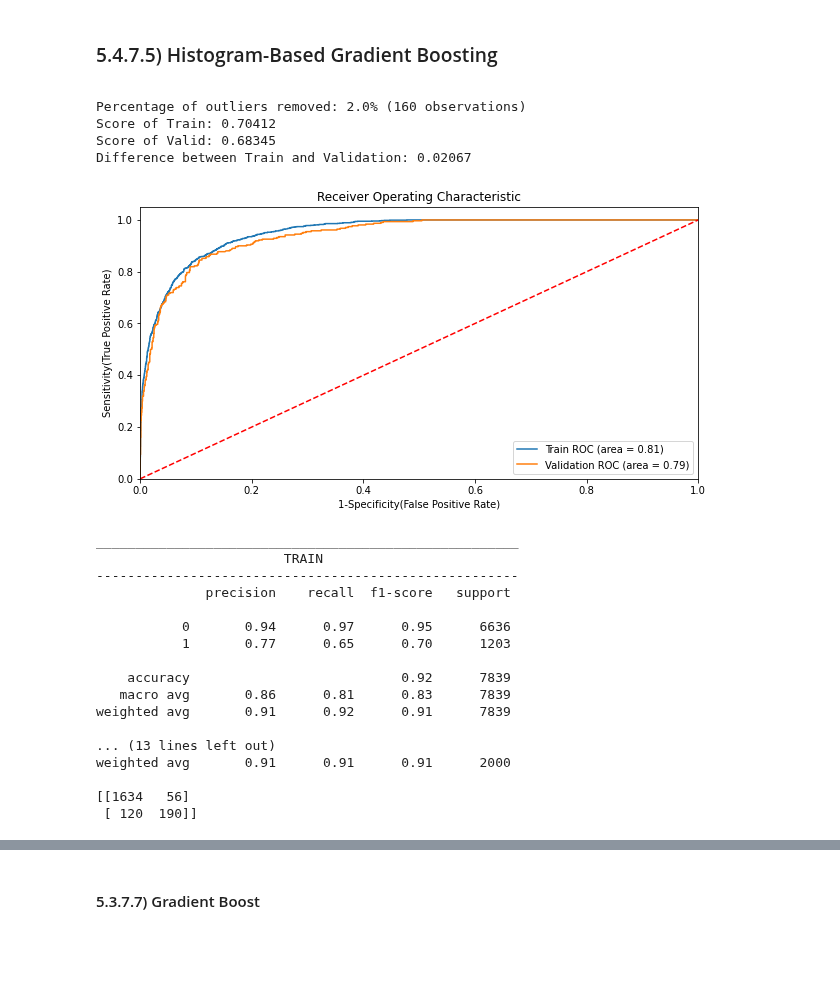
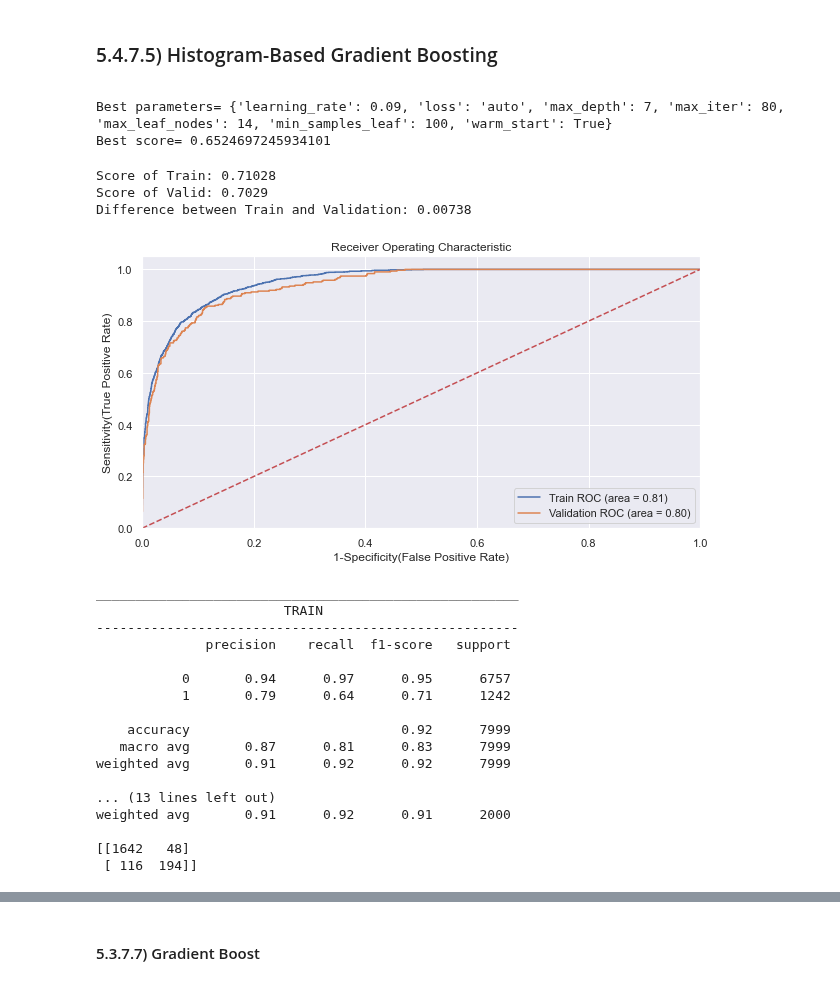
Before and after one commit to JohnnyCodess/Project-Machine-Learning, a Jupyter notebook: USAR ESTE!!!.ipynb, the cells around one changed output, grey strips where cells are left out. Cells and saved outputs as stored; diff of their text form; code cells hidden in the pictures; blank space fills up the shorter version.

```diff
--- a/USAR ESTE!!!.ipynb
+++ b/USAR ESTE!!!.ipynb
@@ -1273,4 +1375,4 @@ DecisionTree = DecisionTreeClassifier(
         )
 
 # -------------------------------------------------------------------------------------------
-check_overfitting(data, target, random_state=0, remove_outliers=False, scale_data=False, model=DecisionTree)
+# check_overfitting(data, target, random_state=0, remove_outliers=False, scale_data=False, model=DecisionTree)
@@ -1556,62 +1638,64 @@ model_hgb = HistGradientBoostingClassifier()
 
 param_hgb = {
     'loss' : ['auto'],
-    'learning_rate' : [0.07,0.08,0.1],
-    'min_samples_leaf' : [100,200,300],
-    'max_leaf_nodes': [10,12,14,16],
-    'warm_start':[True],
-    'max_iter' : [60,70,80,100],
-    'max_depth' : [5,7,9,None]
+    'learning_rate' : [0.08,0.09,0.1],
+    'min_samples_leaf' : [100,200],
+    'max_leaf_nodes': [10,12,14],
+    'warm_start': [True],
+    'max_iter' : [70,80,100],
+    'max_depth' : [5,7,9]
 }
 
-# run_grid(data, target, random_state=0, remove_outliers=False, scale_data=False, model=model_hgb, parameters=param_hgb)
+run_grid(data, target, random_state=100, remove_outliers=False, scale_data=False, model=model_hgb, parameters=param_hgb)
+# %% [output]
+Best parameters= {'learning_rate': 0.09, 'loss': 'auto', 'max_depth': 7, 'max_iter': 80, 'max_leaf_nodes': 14, 'min_samples_leaf': 100, 'warm_start': True}
+Best score= 0.6524697245934101
 # %%
 HistogramGradBoost = HistGradientBoostingClassifier(
             random_state = None,
-            learning_rate = 0.075,
+            learning_rate = 0.09,
             min_samples_leaf = 100,
             max_leaf_nodes = 10,
             warm_start = True,
             loss='auto',
             max_iter= 80,
-            max_depth=7
+            max_depth=5
         )
 
 # HistogramGradBoost = HistGradientBoostingClassifier(
 #             random_state = None,
-#             learning_rate = 0.07,
+#             learning_rate = 0.09,
 #             min_samples_leaf = 100,
-#             max_leaf_nodes = 11,
+#             max_leaf_nodes = 10,
 #             warm_start = True,
 #             loss='auto',
-#             max_iter= 100,
-#             max_depth=None
+#             max_iter= 80,
+#             max_depth=5
 #         )
 
 
-check_overfitting(data, target, random_state=100, remove_outliers=True, scale_data=False, model=HistogramGradBoost)
+check_overfitting(data, target, random_state=100, remove_outliers=False, scale_data=False, model=HistogramGradBoost)
 # %% [output]
-Percentage of outliers removed: 2.0% (160 observations)
-Score of Train: 0.70412
-Score of Valid: 0.68345
-Difference between Train and Validation: 0.02067
+Score of Train: 0.71028
+Score of Valid: 0.7029
+Difference between Train and Validation: 0.00738
-[figure, old version]
+[figure, new version]
 ______________________________________________________
                         TRAIN
 ------------------------------------------------------
               precision    recall  f1-score   support
 
-           0       0.94      0.97      0.95      6636
-           1       0.77      0.65      0.70      1203
+           0       0.94      0.97      0.95      6757
+           1       0.79      0.64      0.71      1242
 
-    accuracy                           0.92      7839
-   macro avg       0.86      0.81      0.83      7839
-weighted avg       0.91      0.92      0.91      7839
+    accuracy                           0.92      7999
+   macro avg       0.87      0.81      0.83      7999
+weighted avg       0.91      0.92      0.92      7999
 
 ... (13 lines left out)
-weighted avg       0.91      0.91      0.91      2000
+weighted avg       0.91      0.92      0.91      2000
 
-[[1634   56]
- [ 120  190]]
+[[1642   48]
+ [ 116  194]]
 # %%
 # Call function with 10 kfolds
```
Also changed, not shown: parts of 36 cells of this notebook.
